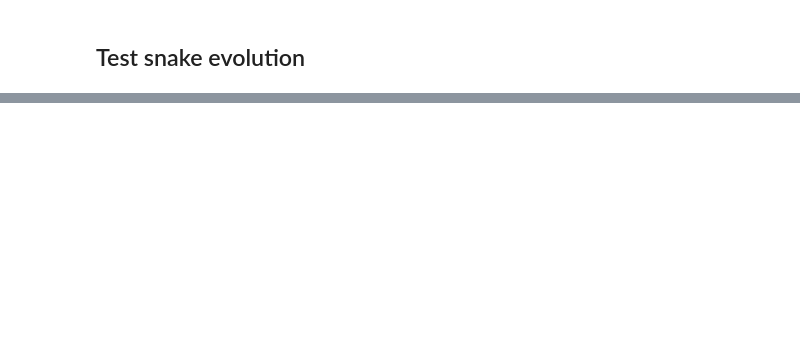
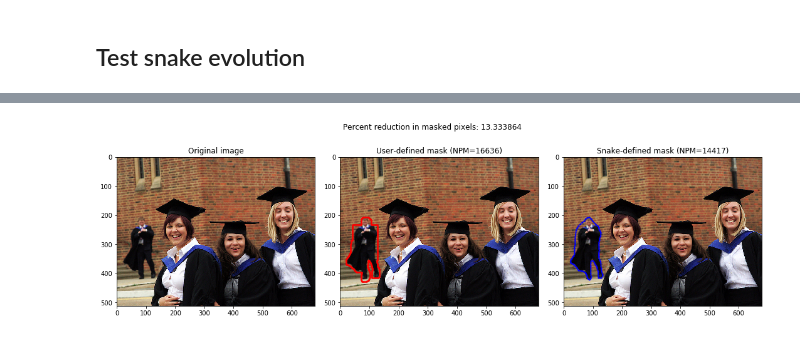
Before and after one commit to CS269-Capstone/t-snake-mask-generation, a Jupyter notebook: notebooks/Snake-Evolution-Tests.ipynb, the cells around one changed output, grey strips where cells are left out. Cells and saved outputs as stored; diff of their text form; code cells hidden in the pictures; blank space fills up the shorter version.

```diff
--- a/notebooks/Snake-Evolution-Tests.ipynb
+++ b/notebooks/Snake-Evolution-Tests.ipynb
@@ -115,7 +116,7 @@ print('image shape: ', image.shape)
 # %% [output]
 image shape:  (680, 680)
 # %%
-scale=5
+scale=6
 acid_grid = Grid(image=image, scale=scale)
 print('Simplex grid shape: {}'.format(acid_grid.grid.shape))
 # %% [output]
@@ -131,7 +132,7 @@ plot_grid = None
 
 
 region = regions[target_region]
-init_snake = tsnakes[target_region]
+init_snake = deepcopy(tsnakes[target_region])
 
 for i in tqdm(range(iterations)):
     region_snake = tsnakes[target_region]
@@ -160,5 +189,5 @@ region.show_snake(snake=final_snake, grid=plot_grid)
 # %%
-def compare_masks(init_snake, final_snake, figsize=(15, 5), show_snakes=True):
+def compare_masks(init_snake, final_snake, image_path, region, figsize=(15, 5), show_snakes=True):
     # ==========================================================
     # Compute the number of masked pixels per mask
     # number of masked pixels
@@ -167,32 +196,37 @@ def compare_masks(init_snake, final_snake, figsize=(15, 5), show_snakes=True):
     npm_user = init_snake.get_area()
     npm_snake = final_snake.get_area()
 
-    pct_reduction = (npm_user - npm_snake) / npm_user
+    pct_reduction = 100.0 *(npm_user - npm_snake) / npm_user
     # ==========================================================
 
     f, (ax1, ax2, ax3) = plt.subplots(1, 3, figsize=figsize)
-    f.suptitle('Percent reduction in masked pixels: %f' % pct_reduction)
+    f.suptitle('Percent reduction in masked pixels: %3f' % pct_reduction)
     ax1.set_title('Original image')
     ax2.set_title('User-defined mask (NPM=%d)' % npm_user)
     ax3.set_title('Snake-defined mask (NPM=%d)' % npm_snake)
 
+    color_image = cv2.imread(image_path)
+
     # https://www.pyimagesearch.com/2014/11/03/display-matplotlib-rgb-image/
-    ax1.imshow(cv2.cvtColor(self.color_image, cv2.COLOR_BGR2RGB))
-    ax2.imshow(cv2.cvtColor(self.color_image, cv2.COLOR_BGR2RGB))
-    ax3.imshow(cv2.cvtColor(self.color_image, cv2.COLOR_BGR2RGB))
+    ax1.imshow(cv2.cvtColor(color_image, cv2.COLOR_BGR2RGB))
+    ax2.imshow(cv2.cvtColor(color_image, cv2.COLOR_BGR2RGB))
+    ax3.imshow(cv2.cvtColor(color_image, cv2.COLOR_BGR2RGB))
 
     if show_snakes:
-        all_snakes = self.process_snakes_for_mask_generation()
         colors = ['red', 'blue']
-
+        axs = [ax2, ax3]
         for i, snake in enumerate([init_snake, final_snake]):
+            snake = process_snake_for_mask_generation(snake, region)
             node_locs = snake.node_locations
 
-            ax1.plot(
-                node_locs[:, 1], node_locs[:, 0], color=colors[i], marker='x'
+            axs[i].plot(
+                node_locs[:, 1], node_locs[:, 0], color=colors[i], marker='.',
+                linewidth=1, markersize=2
             )
 
-
+    plt.tight_layout()
     plt.show()
 # %%
-compare_masks(init_snake, final_snake)
+compare_masks(init_snake, final_snake, img_path, regions[target_region])
+# %% [output]
+[figure, added]
```
Also changed, not shown: parts of 4 cells of this notebook, 1 other file.
